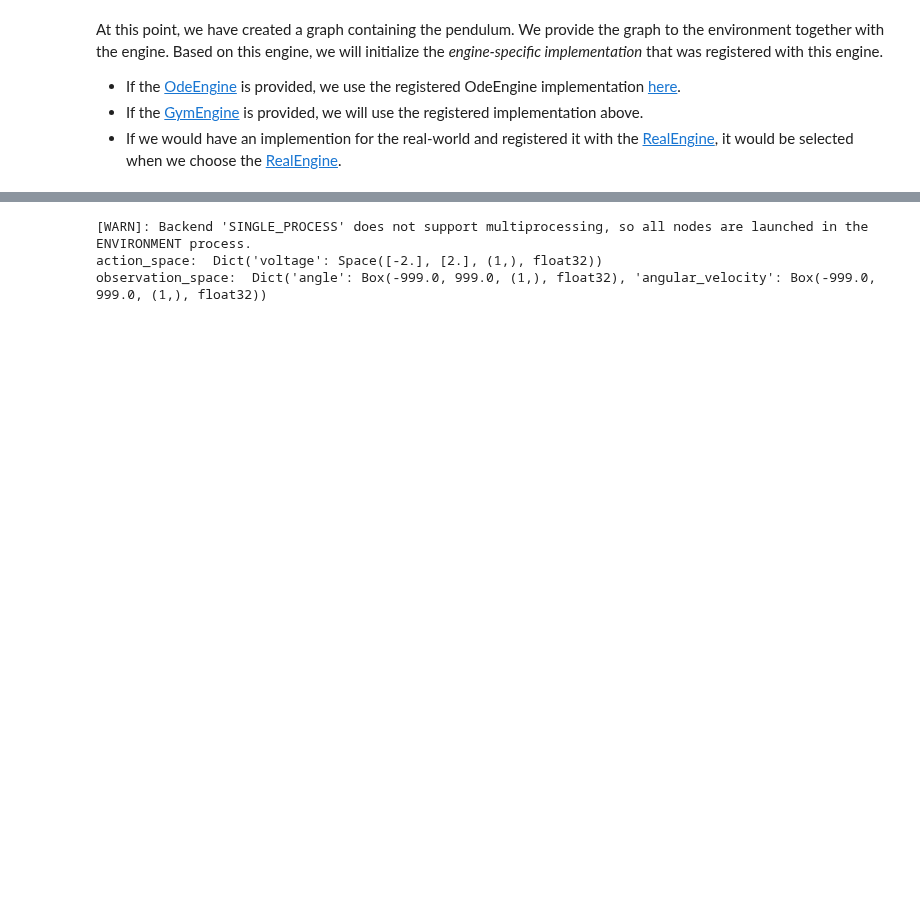
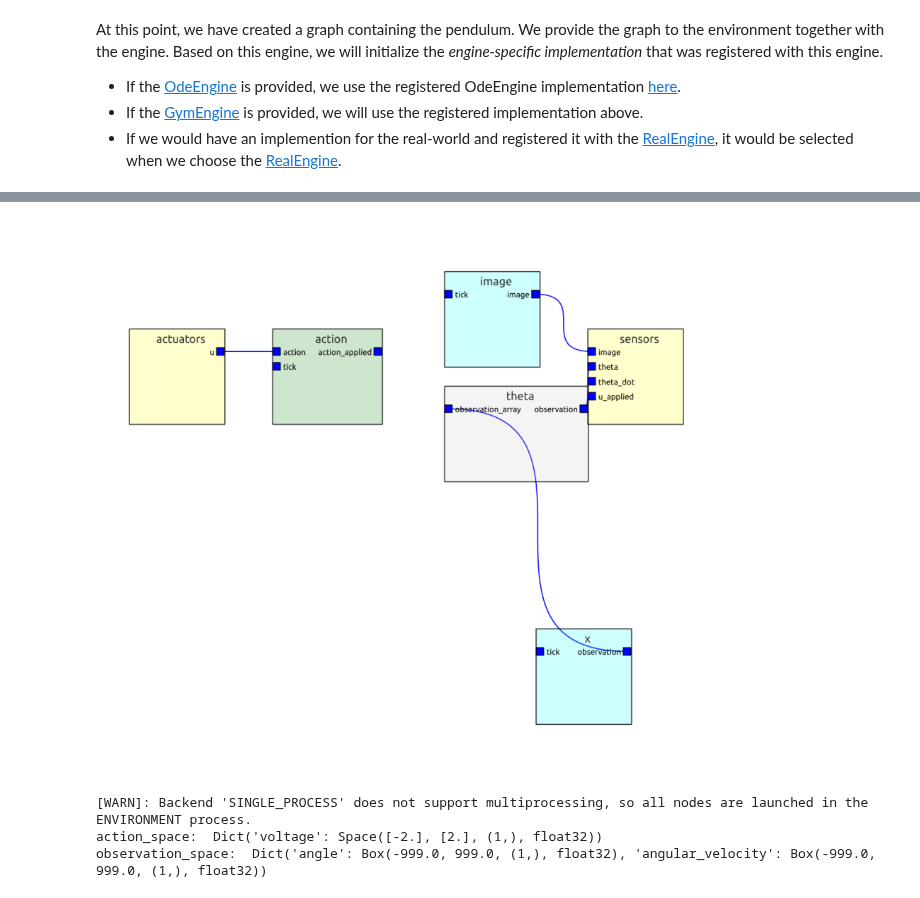
Before and after one commit to eager-dev/eagerx_tutorials, a Jupyter notebook: tutorials/pendulum/5_engine_implementation.ipynb, the cells around one changed output, grey strips where cells are left out. Drawn from its saved outputs; the diff is of its cells as text; code cells hidden in the pictures; blank space fills up the shorter version.

```diff
--- a/tutorials/pendulum/5_engine_implementation.ipynb
+++ b/tutorials/pendulum/5_engine_implementation.ipynb
@@ -274,6 +278,10 @@ cannot import name 'get_module_type_string' from 'eagerx.utils.utils' (/home/r2c
 # %%
 #@markdown And for the *GymEngine*.
 
-gym_render = pendulum.gui(GymEngine, interactive=False, filename="gym_render.svg")
-helper.show_svg("gym_render.svg", width="50%")
+%matplotlib inline
+
+gym_render = pendulum.gui(GymEngine, interactive=False)
+plt.rcParams['figure.figsize'] = [15, 10]
+plt.axis("off")
+plt.imshow(gym_render)
 # %% [output]
@@ -282,3 +289,4 @@ cannot import name 'get_module_type_string' from 'eagerx.utils.utils' (/home/r2c
+[figure, added]
 # %%
 #@markdown We will define the environment and create it like we did in the previous tutorials.
 
```
Also changed, not shown: parts of 7 cells of this notebook, 4 other files.
